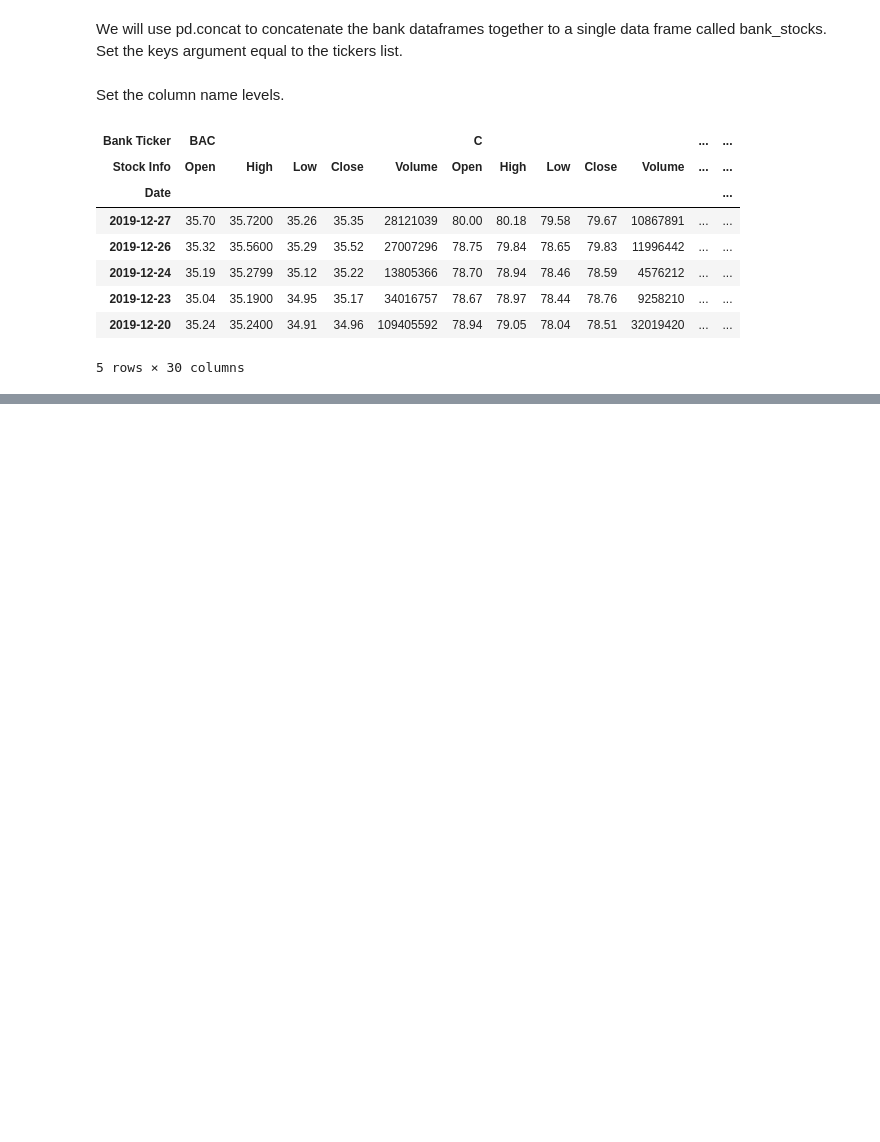
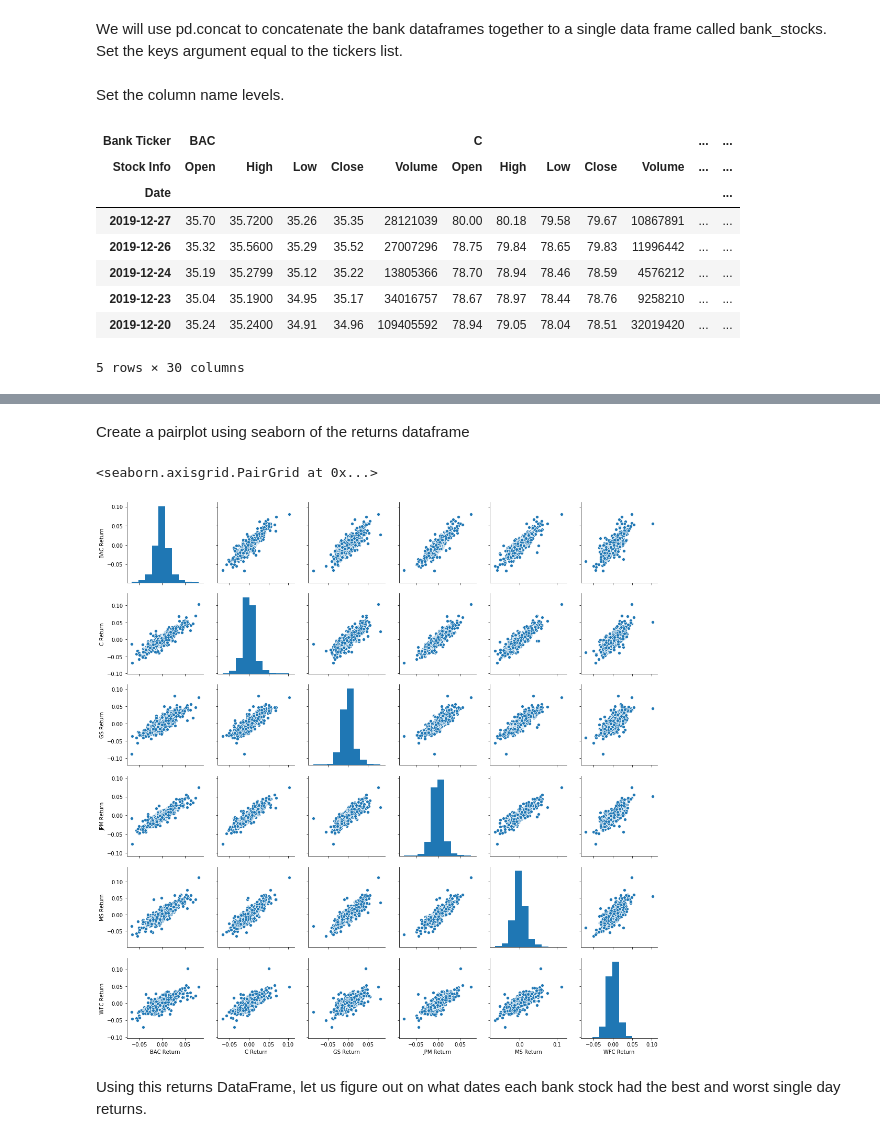
Before and after one commit to kumarravindra/Finance_Banking_Data_Analysis_Python, a Jupyter notebook: Finance Data Analysis.ipynb, the cells around one changed output, grey strips where cells are left out. Saved outputs shown, nothing was run; the diff lists cells and outputs as text; code cells hidden in the pictures; blank space fills up the shorter version.

Commit message:
Update jupyter notebook with data visualization

```diff
--- a/Finance Data Analysis.ipynb
+++ b/Finance Data Analysis.ipynb
@@ -39,7 +40,7 @@ Figure out how to use datareader to grab info on the stock.
 Use this link (https://pandas-datareader.readthedocs.io/en/latest/remote_data.html)for hints and instructions (it should just be a matter of replacing certain values. Use stooq for finance as a source.
 # %%
 start = datetime.datetime(2006, 1, 1)
-end = datetime.datetime(2016, 1, 1)
+end = datetime.datetime(2018, 1, 1)
 # %%
 # Bank of America
 BAC = data.DataReader("BAC", 'stooq', start, end)
@@ -94,0 +109,2 @@ KeyError: 'Level Stock Info not found'
+# %%
+returns = pd.DataFrame()
@@ -94,0 +113,4 @@ KeyError: 'Level Stock Info not found'
+# %%
+for tick in tickers:
+    returns[tick+' Return'] = bank_stocks[tick]['Close'].pct_change()
+returns.head()
@@ -94,0 +125,11 @@ KeyError: 'Level Stock Info not found'
+# %% [markdown]
+Create a pairplot using seaborn of the returns dataframe
+# %%
+#returns[1:]
+import seaborn as sns
+sns.pairplot(returns[1:])
+# %% [output]
+<seaborn.axisgrid.PairGrid at 0x...>
+[figure, added]
+# %% [markdown]
+Using this returns DataFrame, let us figure out on what dates each bank stock had the best and worst single day returns.
```
Also changed, not shown: parts of 22 cells of this notebook.
